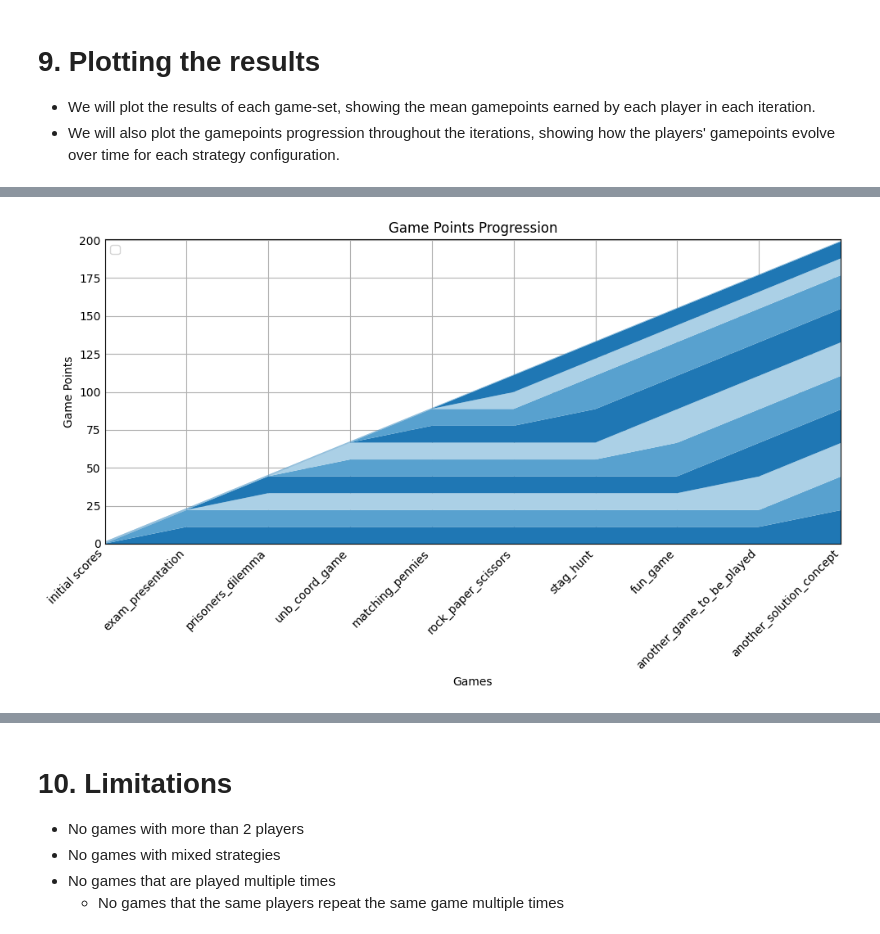
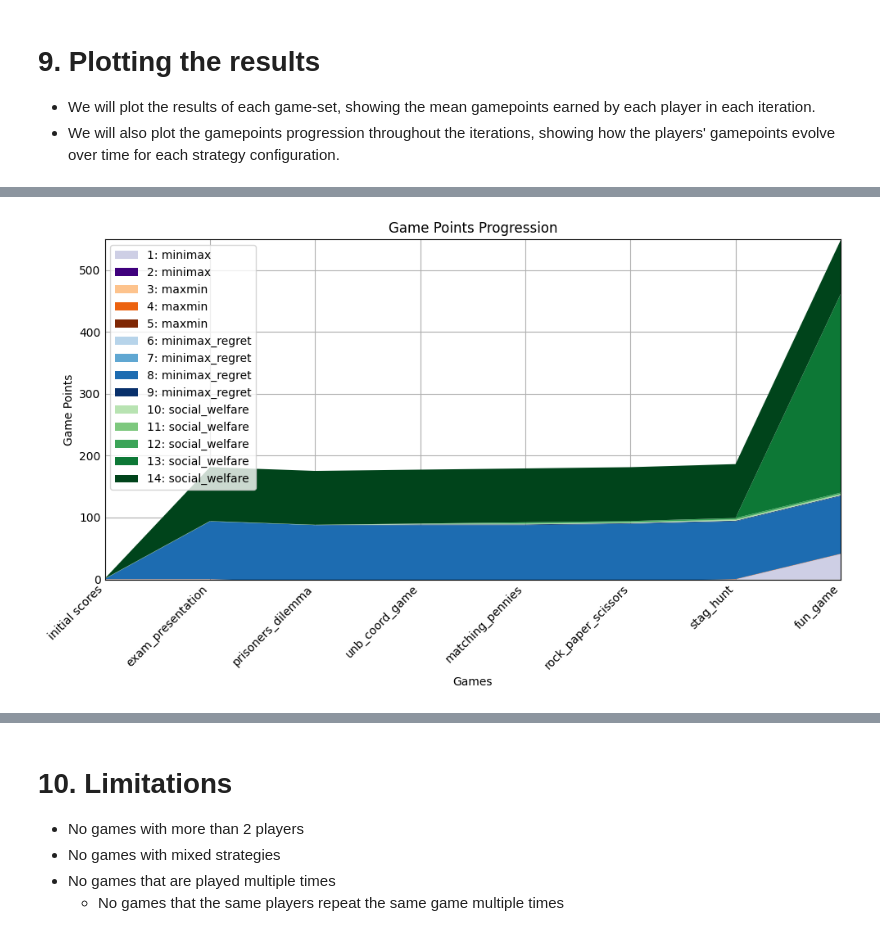
Before and after one commit to UFMG-Organizacao-de-Disciplinas/DCC831-TECC_Teoria_dos_Jogos_em_Computacao-TP, a Jupyter notebook: Files/Benevolent_Gaming.ipynb, the cells around one changed output, grey strips where cells are left out. Saved outputs shown, nothing was run; the diff lists cells and outputs as text; code cells hidden in the pictures.

Commit message:
Limpando o plotting

```diff
--- a/Files/Benevolent_Gaming.ipynb
+++ b/Files/Benevolent_Gaming.ipynb
@@ -456,81 +426,5 @@ def preprocess_data(
 # %%
-""" Running games and plotting results """
-
-
-
-def plot_gamepoints_line_graph_progression(pre_processed_dataframe: pd.DataFrame, games, players) -> None:
-    """
-    Desejo fazer um gráfico em python onde vários jogadores com estratégias
-    diferentes vão ganhando pontos ao longo do tempo.
-    Cada jogador tem uma estratégia diferente, e os jogadores com mesma
-    estratégia devem estar coloridos com a mesma cor.
-    """
-
-    print(pre_processed_dataframe)
-    print(100*"-")
-    print(players)
-
-    # print(len(pre_processed_dataframe))
-    # X should vary from 0 to the quantity of games + 1 (initial row); X labels should be the game names
-    x_game_labels = pre_processed_dataframe['game'].values # get all the game names at the df rows
-
-    # The stacked data should be the game points for each player in the dataframe
-    numeric_df = pre_processed_dataframe.drop(columns='game')
-    y_payoffs = numeric_df.T.values
-
-    plt.style.use('_mpl-gallery')
-    fig, ax = plt.subplots(figsize=(10, 6))
-
-    x_labeless = np.arange(len(x_game_labels))  # X values for the x-axis
-    ax.stackplot(x_labeless, y_payoffs)
-
-    ax.set(
-        xlim=(x_labeless[0], x_labeless[-1]),
-        xticks=x_labeless,
-        xticklabels=x_game_labels,
-        ylim=(0, np.max(y_payoffs.sum(axis=0)) + 1),
-        # yticks=np.arange(0, np.max(y_payoffs.sum(axis=0)) + 2)
-        xlabel='Games',
-        ylabel='Game Points',
-    )
-
-    # Estética
-    plt.xticks(rotation=45, ha='right')  # <-- rotaciona os nomes dos jogos
-    ax.set_title('Game Points Progression')
-    ax.legend(loc='upper left')
-    plt.tight_layout()
-
-    plt.show()
-
-def plot_games_temp(
-    games,
-    players: dict[int, str],
-    results: list[list[dict[int, float]]],
-    hyperparams: dict[str, int | dict[str, int]],
-) -> None:
-    """ Plot the results of the games
-
-    Args:
-        results (list): List of game results, where each result is a
-            dictionary containing game details.
-
-    Returns:
-        None: This function does not return anything; it is intended to
-            display the results visually.
-    """
-    for gen_result in results:
-        pre_processed_dataframe = preprocess_data(
-            games, players, gen_result, hyperparams)
-        plot_gamepoints_line_graph_progression(pre_processed_dataframe, games, players)
-
-
 """ 9. Plotting the results """
 
-temp_results = [[{1: 10.0, 2: 10.0}, {3: 10.0, 4: 10.0},
-                {5: 10.0, 6: 10.0}, {7: 10.0, 8: 10.0},
-                {9: 10.0, 10: 10.0},
-                {8: 10.0, 7: 10.0}, {6: 10.0, 5: 10.0},
-                {4: 10.0, 3: 10.0}, {2: 10.0, 1: 10.0}]]
-
-plot_games_temp(games_payoffs, players, temp_results, hyperparams)
+plot_games(games_payoffs, players, results, hyperparams)
 # %% [output]
@@ -550 +431 @@ plot_games_temp(games_payoffs, players, temp_results, hyperparams)
-[figure, old version]
+[figure, new version]
```
Also changed, not shown: parts of 5 cells of this notebook.
